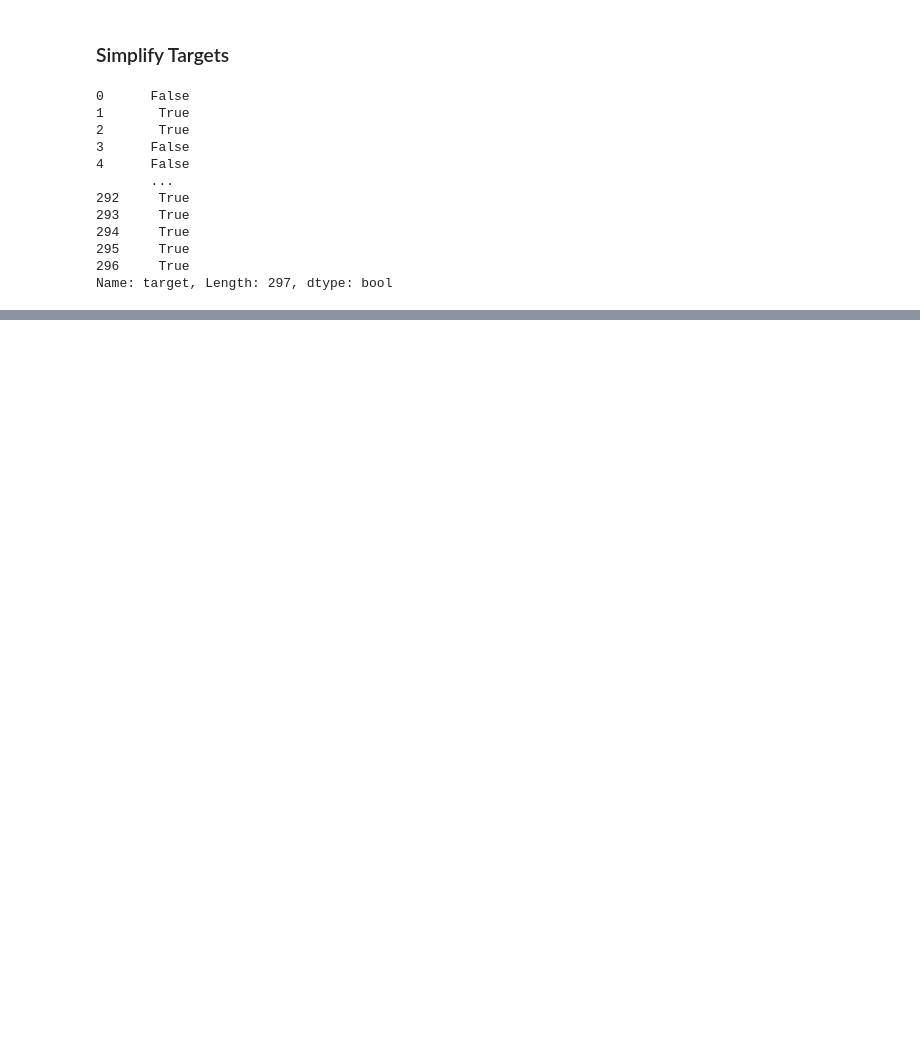
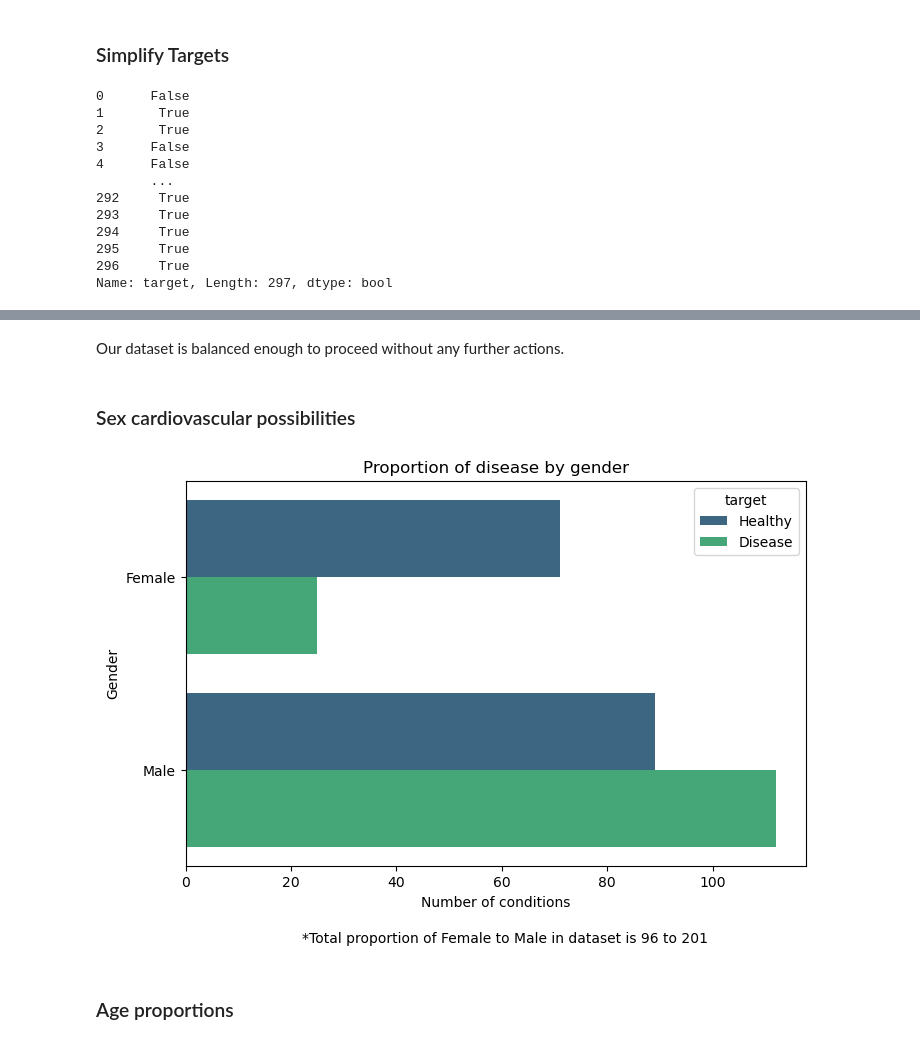
Before and after one commit to vregi/heart-disease-classification, a Jupyter notebook: implementation.ipynb, the cells around one changed output, grey strips where cells are left out. Saved outputs shown, nothing was run; the diff lists cells and outputs as text; code cells hidden in the pictures; blank space fills up the shorter version.

```diff
--- a/implementation.ipynb
+++ b/implementation.ipynb
@@ -264,0 +290,26 @@ Name: target, Length: 297, dtype: bool
+# %% [markdown]
+Our dataset is balanced enough to proceed without any further actions.
+# %% [markdown]
+### Sex cardiovascular possibilities
+# %%
+t = dfc.groupby(['sex', 'target'], observed=True)['target'].value_counts().reset_index()
+t.sex = t.sex.cat.rename_categories(['Female', 'Male'])
+t.target = t.target.replace({False:'Healthy', True:'Disease'})
+
+fig, ax = plt.subplots(figsize=(8,5))
+
+sns.barplot(data=t, x='count', y='sex', orient='h', hue='target', palette='viridis', ax=ax);
+
+ax.text(
+    22,
+    1.9,
+    f"*Total proportion of Female to Male in dataset is {dfc[dfc.sex == 0].sex.count()} to {dfc[dfc.sex == 1].sex.count()}",
+)
+
+plt.ylabel('Gender');
+plt.xlabel('Number of conditions');
+plt.title('Proportion of disease by gender');
+# %% [output]
+[figure, added]
+# %% [markdown]
+### Age proportions
```
Also changed, not shown: parts of 11 cells of this notebook.
